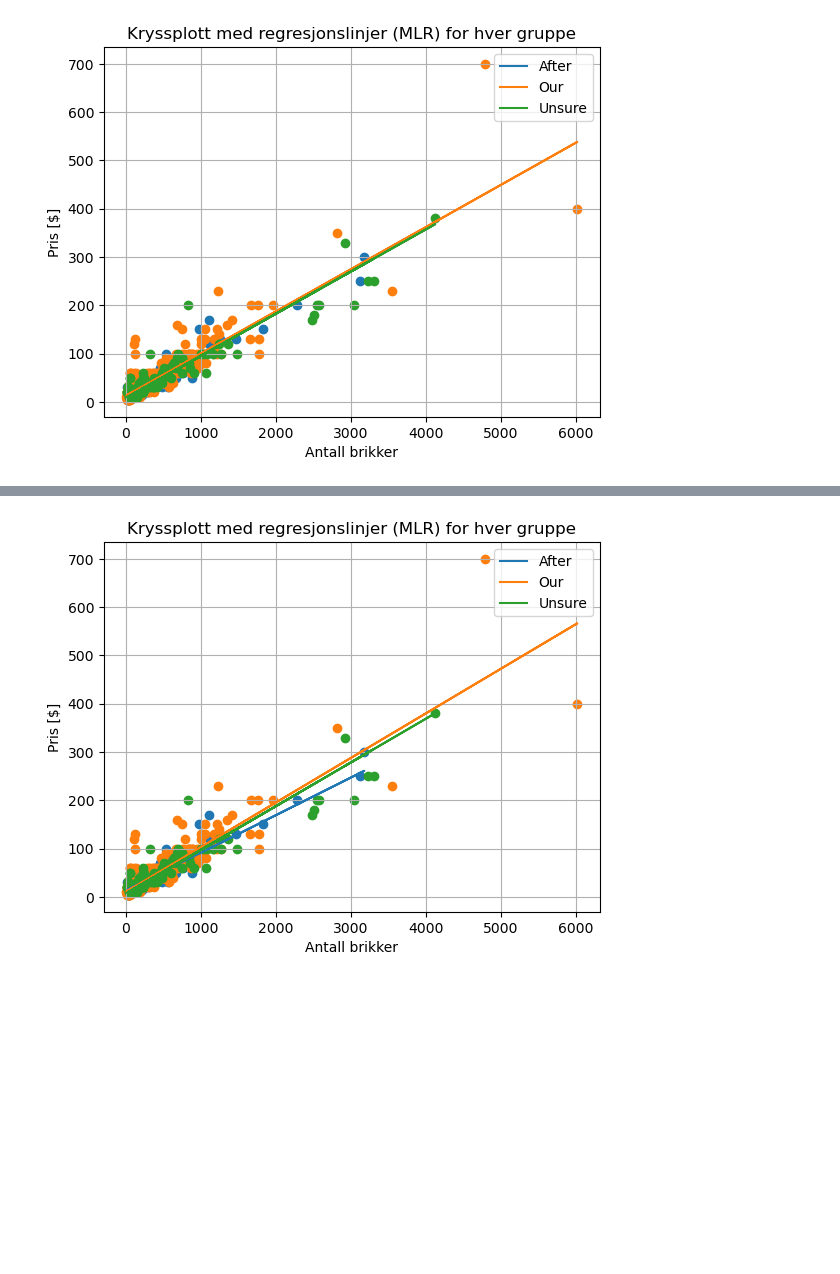
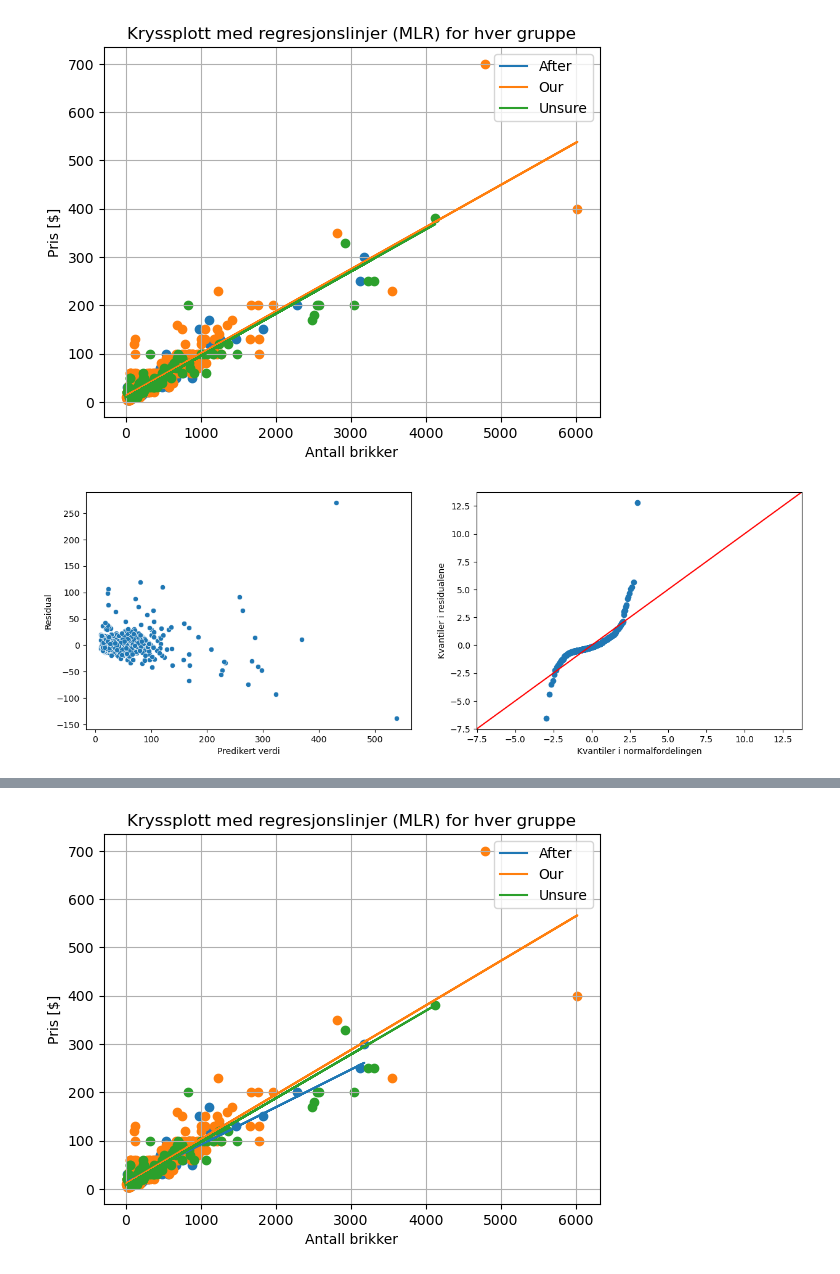
Before and after one commit to sagrimstad/ISTA1003_prosjekt, a Jupyter notebook: oppg1.ipynb, the cells around one changed output, grey strips where cells are left out. Saved outputs shown, nothing was run; the diff lists cells and outputs as text; code cells hidden in the pictures; blank space fills up the shorter version.

Commit message:
Added residual- and QQ-graphs for models A, Cb and Cc

```diff
--- a/oppg1.ipynb
+++ b/oppg1.ipynb
@@ -783,6 +798,21 @@ plt.grid()
 plt.show()
 # %% [output]
 [figure]
+# %%
+# Plotte predikert verdi mot residual og kvantil-kvantil-plott mot residualene
+
+figure, axis = plt.subplots(1, 2, figsize = (15, 5))
+sns.scatterplot(x = resultat.fittedvalues, y = resultat.resid, ax = axis[0])
+axis[0].set_xlabel("Predikert verdi")
+axis[0].set_ylabel("Residual")
+
+sm.qqplot(resultat.resid, line = '45', fit = True, ax = axis[1])
+axis[1].set_xlabel("Kvantiler i normalfordelingen")
+axis[1].set_ylabel("Kvantiler i residualene")
+
+plt.show()
+# %% [output]
+[figure, added]
 # %%
 # Multippel lineær regresjon med eget stigningstall og skjæringspunkt for hver gruppe
 
```
Also changed, not shown: parts of 13 cells of this notebook.
